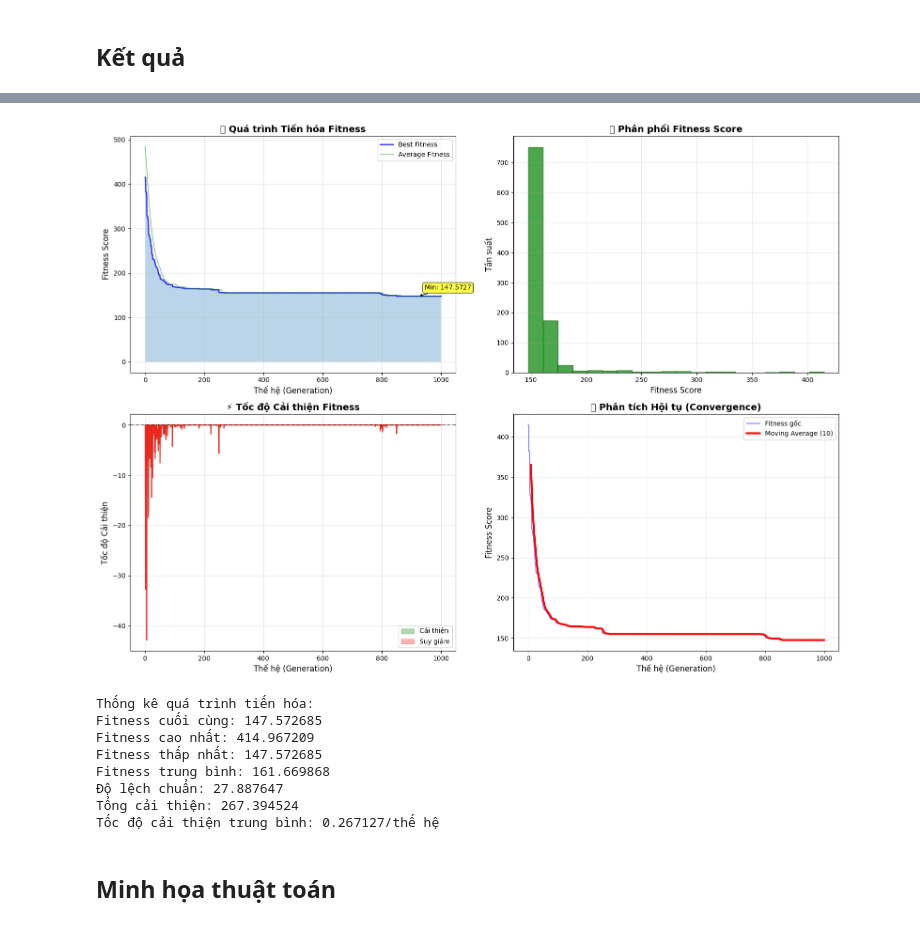
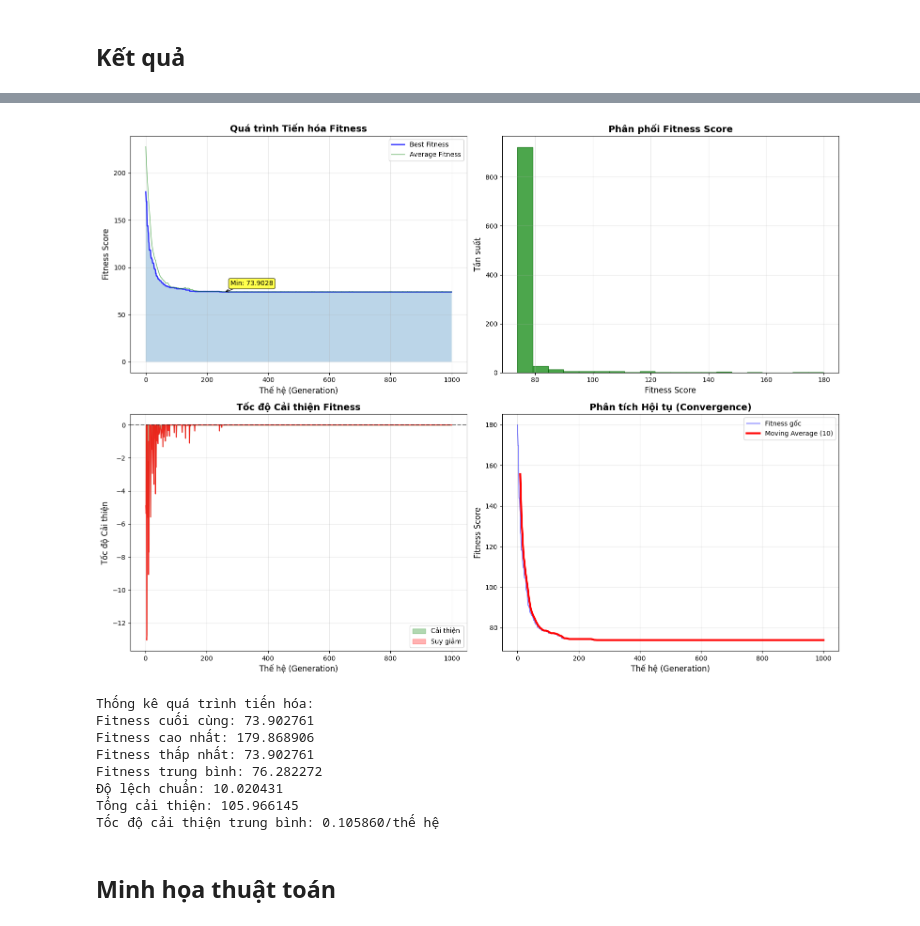
Before and after one commit to dsfsdfsfd/genetic_algorithm, a Jupyter notebook: notebook.ipynb, the cells around one changed output, grey strips where cells are left out. Saved outputs shown, nothing was run; the diff lists cells and outputs as text; code cells hidden in the pictures.

```diff
--- a/notebook.ipynb
+++ b/notebook.ipynb
@@ -13,8 +13,8 @@ np.random.seed(42)
 ## Cấu hình tham số
 # %%
 DEPOT = "University of Transport and Communications"
-NUM_POINTS = 40
-MAX_DISTANCE = 15
+NUM_POINTS = 30
+MAX_DISTANCE = 10
 NUM_VEHICLES = 5
 
 # GA parameters
@@ -170,7 +318,7 @@ ax1.plot(generations, progress["avg_fitness_history"], 'g-', linewidth=1, alpha=
 ax1.fill_between(generations, progress["best_fitness_history"], alpha=0.3)
 ax1.set_xlabel('Thế hệ (Generation)', fontsize=12)
 ax1.set_ylabel('Fitness Score', fontsize=12)
-ax1.set_title('📈 Quá trình Tiến hóa Fitness', fontsize=14, fontweight='bold')
+ax1.set_title('Quá trình Tiến hóa Fitness', fontsize=14, fontweight='bold')
 ax1.grid(True, alpha=0.3)
 ax1.legend()
 
@@ -187,7 +335,7 @@ if len(progress["best_fitness_history"]) > 10:
 ax2.hist(progress["best_fitness_history"], bins=20, alpha=0.7, color='green', edgecolor='darkgreen')
 ax2.set_xlabel('Fitness Score', fontsize=12)
 ax2.set_ylabel('Tần suất', fontsize=12)
-ax2.set_title('📊 Phân phối Fitness Score', fontsize=14, fontweight='bold')
+ax2.set_title('Phân phối Fitness Score', fontsize=14, fontweight='bold')
 ax2.grid(True, alpha=0.3)
 
 # Biểu đồ 3: Tốc độ cải thiện (Improvement Rate)
@@ -197,7 +345,7 @@ if len(progress["best_fitness_history"]) > 1:
     ax3.axhline(y=0, color='black', linestyle='--', alpha=0.5)
     ax3.set_xlabel('Thế hệ (Generation)', fontsize=12)
     ax3.set_ylabel('Tốc độ Cải thiện', fontsize=12)
-    ax3.set_title('⚡ Tốc độ Cải thiện Fitness', fontsize=14, fontweight='bold')
+    ax3.set_title('Tốc độ Cải thiện Fitness', fontsize=14, fontweight='bold')
     ax3.grid(True, alpha=0.3)
 
     # Tô màu vùng cải thiện và suy giảm
@@ -211,44 +359,44 @@ if len(progress["best_fitness_history"]) > 1:
 window_size = 10
 if len(progress["best_fitness_history"]) > window_size:
     moving_avg = np.convolve(progress["best_fitness_history"], np.ones(window_size)/window_size, mode='valid')
     ax4.plot(generations, progress["best_fitness_history"], 'b-', alpha=0.5, label='Fitness gốc')
     ax4.plot(range(window_size-1, len(progress["best_fitness_history"])), moving_avg, 'r-',
             linewidth=3, label=f'Moving Average ({window_size})')
     ax4.set_xlabel('Thế hệ (Generation)', fontsize=12)
     ax4.set_ylabel('Fitness Score', fontsize=12)
-    ax4.set_title('🎯 Phân tích Hội tụ (Convergence)', fontsize=14, fontweight='bold')
+    ax4.set_title('Phân tích Hội tụ (Convergence)', fontsize=14, fontweight='bold')
     ax4.legend()
     ax4.grid(True, alpha=0.3)
 else:
     ax4.plot(generations, progress["best_fitness_history"], 'b-', linewidth=2)
-    ax4.set_title('🎯 Fitness Evolution', fontsize=14, fontweight='bold')
+    ax4.set_title('Fitness Evolution', fontsize=14, fontweight='bold')
 
 plt.tight_layout()
 plt.show()
 
 # Thống kê chi tiết về quá trình tiến hóa
 print("\nThống kê quá trình tiến hóa:")
 print(f"Fitness cuối cùng: {progress['best_fitness_history'][-1]:.6f}")
 print(f"Fitness cao nhất: {max(progress['best_fitness_history']):.6f}")
 print(f"Fitness thấp nhất: {min(progress['best_fitness_history']):.6f}")
 print(f"Fitness trung bình: {np.mean(progress['best_fitness_history']):.6f}")
 print(f"Độ lệch chuẩn: {np.std(progress['best_fitness_history']):.6f}")
 
 if len(progress["best_fitness_history"]) > 1:
     total_improvement = abs(progress["best_fitness_history"][-1] - progress["best_fitness_history"][0])
     improvement_rate = total_improvement / len(progress["best_fitness_history"])
     print(f"Tổng cải thiện: {total_improvement:.6f}")
     print(f"Tốc độ cải thiện trung bình: {improvement_rate:.6f}/thế hệ")
 # %% [output]
-[figure, old version]
+[figure, new version]
 Thống kê quá trình tiến hóa:
-Fitness cuối cùng: 147.572685
-Fitness cao nhất: 414.967209
-Fitness thấp nhất: 147.572685
-Fitness trung bình: 161.669868
-Độ lệch chuẩn: 27.887647
-Tổng cải thiện: 267.394524
-Tốc độ cải thiện trung bình: 0.267127/thế hệ
+Fitness cuối cùng: 73.902761
+Fitness cao nhất: 179.868906
+Fitness thấp nhất: 73.902761
+Fitness trung bình: 76.282272
+Độ lệch chuẩn: 10.020431
+Tổng cải thiện: 105.966145
+Tốc độ cải thiện trung bình: 0.105860/thế hệ
 # %% [markdown]
 ## Minh họa thuật toán
 # %%
```
Also changed, not shown: parts of 15 cells of this notebook, 7 other files.
